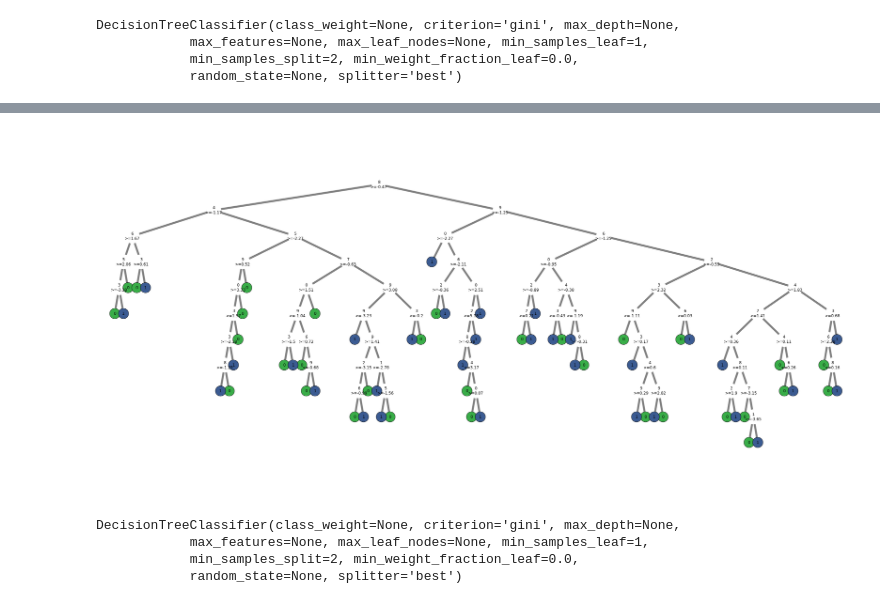
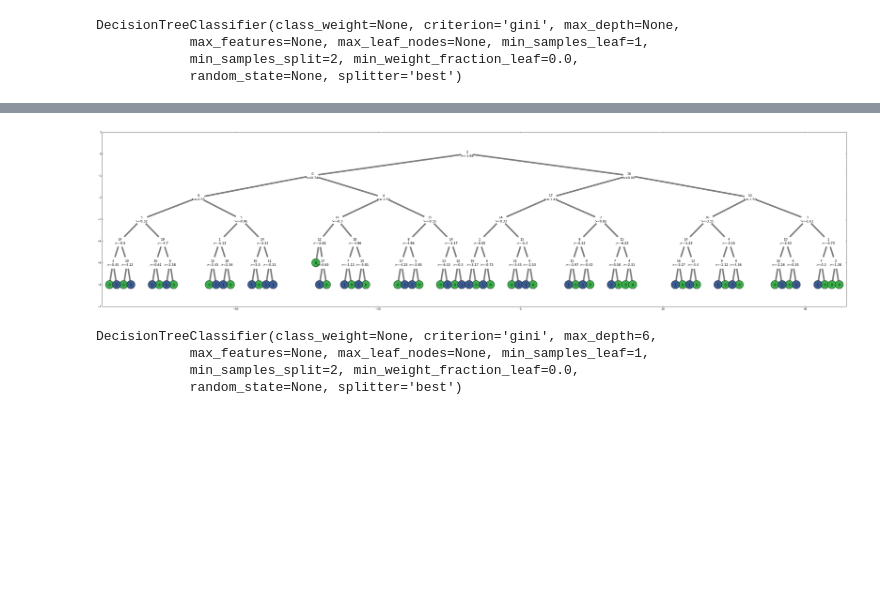
Before and after one commit to jayswinney/decision_tree_ploting, a Jupyter notebook: decision_tree.ipynb, the cells around one changed output, grey strips where cells are left out. Cells and saved outputs as stored; diff of their text form; code cells hidden in the pictures; blank space fills up the shorter version.

```diff
--- a/decision_tree.ipynb
+++ b/decision_tree.ipynb
@@ -320,6 +125,14 @@ class tree_plot:
         '''
         increase the seperating distance in a split when needed
         '''
+#         l_child_x = self.tree_map[self.left[node]]['x']
+#         r_child_x = self.tree_map[self.right[node]]['x']
+#         current = max(abs(l_child_x), abs(r_child_x))
+#         if current <= seperation:
+#             return
+
+#         needed_sep = se
+
         # if node is an outer node, add all the seperation to that node
         if self.tree_map[node]['l_outer']:
             self.tree_map[node]['x'] -= seperation
@@ -392,51 +205,51 @@ class tree_plot:
                 colored_nodes_0.append(i)
             else:
                 labels[i] = np.argmax(self.tree.value[i])
                 colored_nodes_1.append(i)
         # build location map for nodes
         pos = {int(i):(self.tree_map[i]['x_abs'], self.tree_map[i]['y'])
                for i in xrange(len(self.tree_map))}
 
         # draw nodes
         nodes = nx.draw_networkx_nodes(G,pos, nodelist = white_nodes,
                                        node_color = '#FFFFFF',
                                        node_size=2000, node_shape = 'o')
         # remove decision node borders
         nodes.set_edgecolor('#FFFFFF')
         # add colored nodes
         nx.draw_networkx_nodes(G,pos, nodelist = colored_nodes_0,
                                node_size=1000, node_color = colors[0])
         nx.draw_networkx_nodes(G,pos, nodelist = colored_nodes_1,
                        node_size=1000, node_color = colors[1])
         # draw edges
         nx.draw_networkx_edges(G,pos,alpha=0.5,width=6)
         # add lables
         nx.draw_networkx_labels(G,pos,labels,font_size=12,font_family='sans-serif')
-        plt.axis('off')
+#         plt.axis('off')
         plt.xlim(min(pos[x][0] for x in pos)-1, max(pos[x][0] for x in pos)+1)
         plt.show()
 
 
 my_tree = tree_plot(clf)
 my_tree.plot(range(len(X)))
 # %% [output]
-[figure, old version]
+[figure, new version]
 # %%
 from sklearn.datasets import make_classification
 
-X, y = make_classification(n_samples=500,
-                           n_features=10,
-                           n_informative=10,
+X, y = make_classification(n_samples=5000,
+                           n_features=20,
+                           n_informative=20,
                            n_redundant=0,
                            n_repeated=0,
                            n_classes=2,
                            random_state=0,
                            shuffle=False)
 
-clf = tree.DecisionTreeClassifier()
+clf = tree.DecisionTreeClassifier(max_depth = 6)
 clf.fit(X, y)
 # %% [output]
-DecisionTreeClassifier(class_weight=None, criterion='gini', max_depth=None,
+DecisionTreeClassifier(class_weight=None, criterion='gini', max_depth=6,
             max_features=None, max_leaf_nodes=None, min_samples_leaf=1,
             min_samples_split=2, min_weight_fraction_leaf=0.0,
             random_state=None, splitter='best')
```
Also changed, not shown: parts of 5 cells of this notebook.
